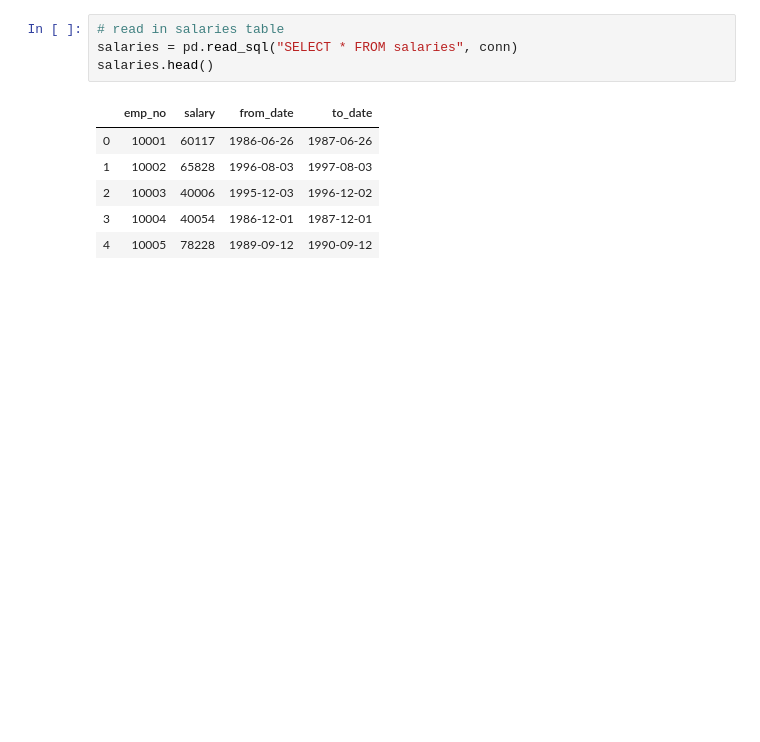
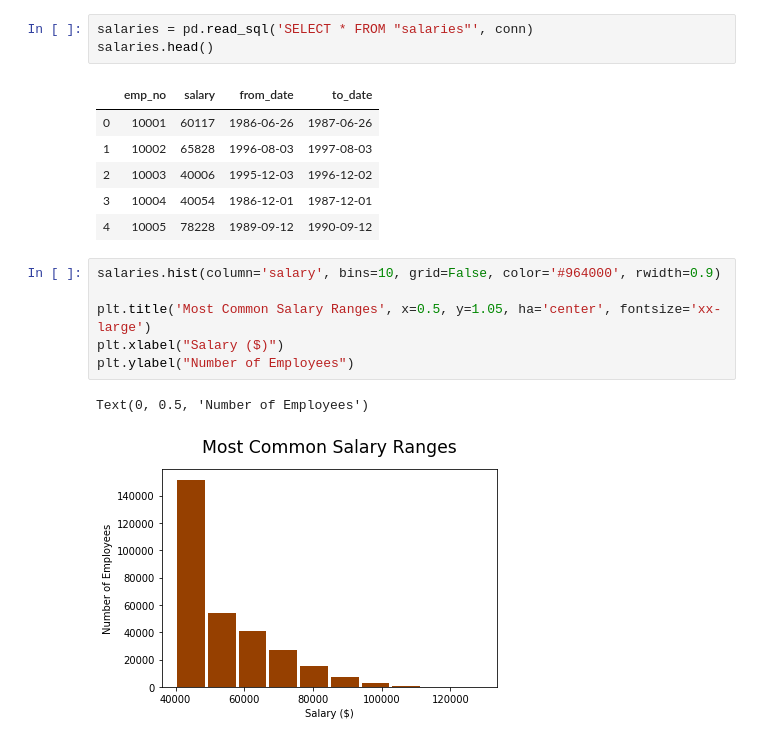
Before and after one commit to Lpwestlake/SQL-Challenge, a Jupyter notebook: EmployeeSQL/sql_panda.ipynb, the cells around one changed output. Cells and saved outputs as stored; diff of their text form; blank space fills up the shorter version.

```diff
--- a/EmployeeSQL/sql_panda.ipynb
+++ b/EmployeeSQL/sql_panda.ipynb
@@ -11,6 +14,5 @@ conn = engine.connect()
 # %%
-# read in salaries table
-salaries = pd.read_sql("SELECT * FROM salaries", conn)
+salaries = pd.read_sql('SELECT * FROM "salaries"', conn)
 salaries.head()
 # %% [output]
 |  | emp_no | salary | from_date | to_date |
@@ -19,3 +21,12 @@ salaries.head()
 | 2 | 10003 | 40006 | 1995-12-03 | 1996-12-02 |
 | 3 | 10004 | 40054 | 1986-12-01 | 1987-12-01 |
 | 4 | 10005 | 78228 | 1989-09-12 | 1990-09-12 |
+# %%
+salaries.hist(column='salary', bins=10, grid=False, color='#964000', rwidth=0.9)
+
+plt.title('Most Common Salary Ranges', x=0.5, y=1.05, ha='center', fontsize='xx-large')
+plt.xlabel("Salary ($)")
+plt.ylabel("Number of Employees")
+# %% [output]
+Text(0, 0.5, 'Number of Employees')
+[figure, added]
```
Also changed, not shown: parts of 6 cells of this notebook, 2 other files.
